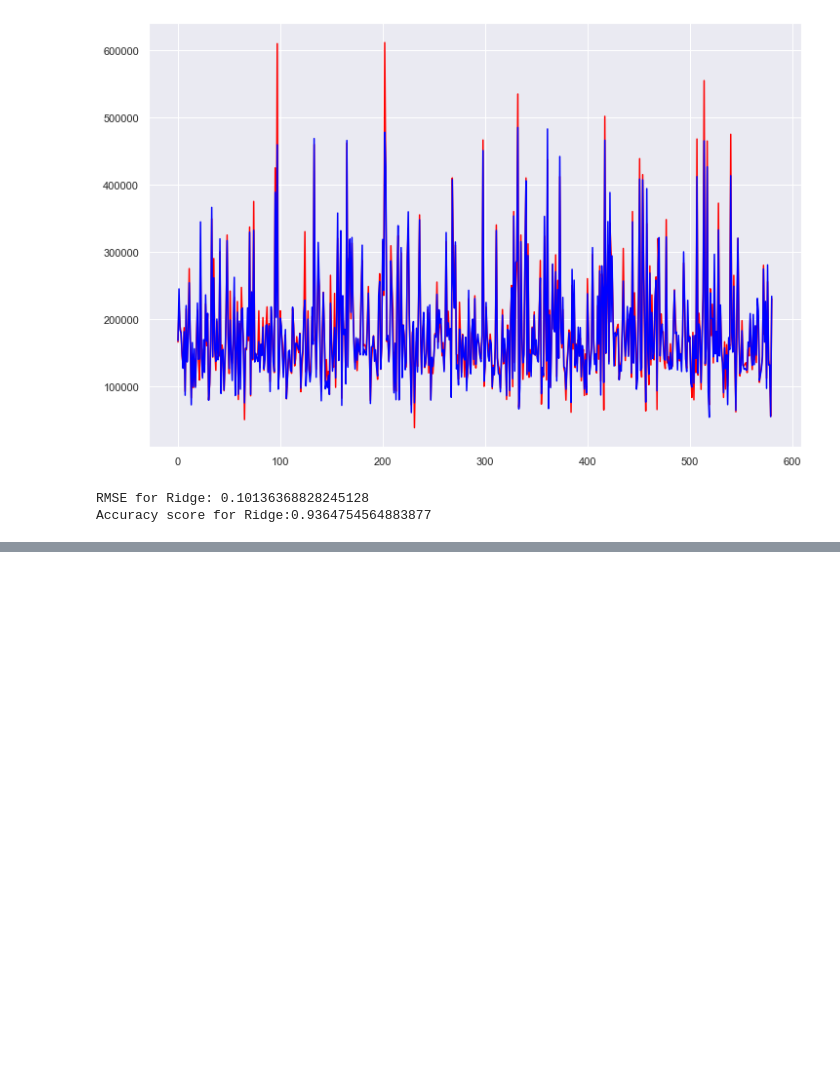
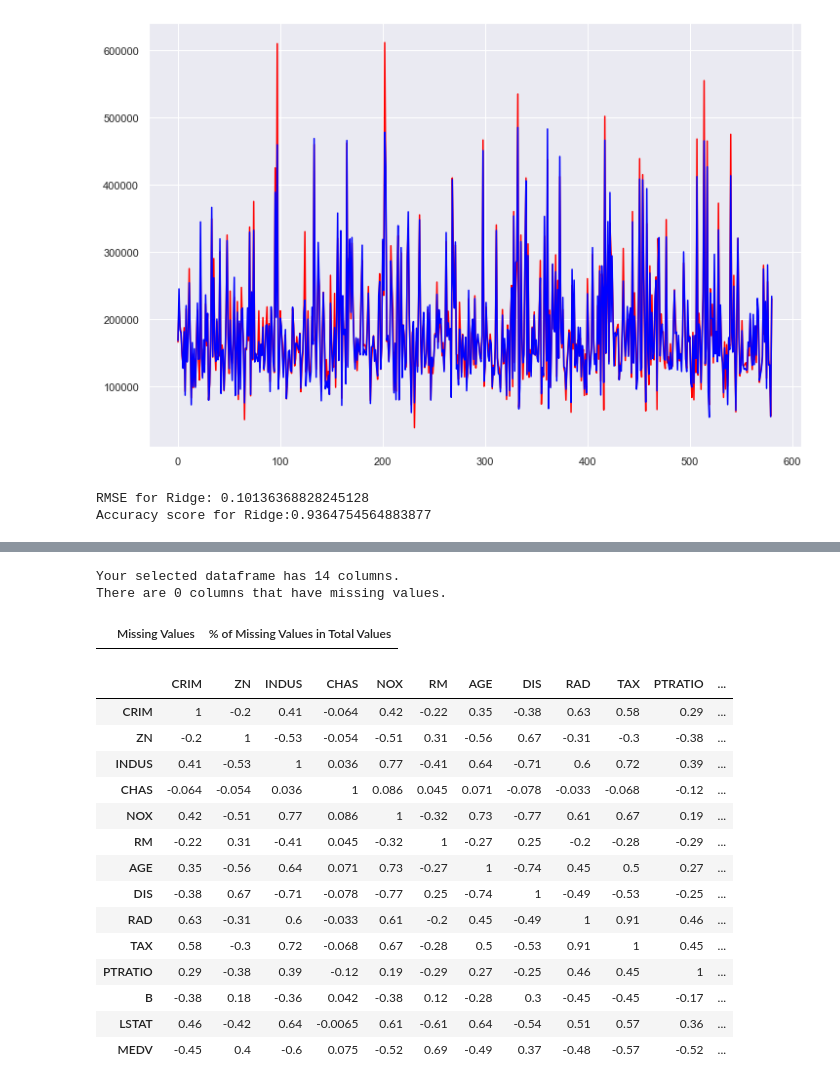
Before and after one commit to agrawalnaman/cmpe255-group8-housing-price-prediction, a Jupyter notebook: Housing Price Prediction Project.ipynb, the cells around one changed output, grey strips where cells are left out. Saved outputs shown, nothing was run; the diff lists cells and outputs as text; code cells hidden in the pictures; blank space fills up the shorter version.

```diff
--- a/Housing Price Prediction Project.ipynb
+++ b/Housing Price Prediction Project.ipynb
@@ -680,0 +753,27 @@ Accuracy score for Ridge:0.9364754564883877
+# %%
+#find the missing values in dataframe
+missing_values_table(df_boston)
+# %% [output]
+Your selected dataframe has 14 columns.
+There are 0 columns that have missing values.
+|  | Missing Values | % of Missing Values in Total Values |
+# %%
+#finding correlation between features
+corr = df_boston.corr()
+corr.style.background_gradient(cmap='coolwarm').set_precision(2)
+# %% [output]
+|  | CRIM | ZN | INDUS | CHAS | NOX | RM | AGE | DIS | RAD | TAX | PTRATIO | ... |
+| CRIM | 1 | -0.2 | 0.41 | -0.064 | 0.42 | -0.22 | 0.35 | -0.38 | 0.63 | 0.58 | 0.29 | ... |
+| ZN | -0.2 | 1 | -0.53 | -0.054 | -0.51 | 0.31 | -0.56 | 0.67 | -0.31 | -0.3 | -0.38 | ... |
+| INDUS | 0.41 | -0.53 | 1 | 0.036 | 0.77 | -0.41 | 0.64 | -0.71 | 0.6 | 0.72 | 0.39 | ... |
+| CHAS | -0.064 | -0.054 | 0.036 | 1 | 0.086 | 0.045 | 0.071 | -0.078 | -0.033 | -0.068 | -0.12 | ... |
+| NOX | 0.42 | -0.51 | 0.77 | 0.086 | 1 | -0.32 | 0.73 | -0.77 | 0.61 | 0.67 | 0.19 | ... |
+| RM | -0.22 | 0.31 | -0.41 | 0.045 | -0.32 | 1 | -0.27 | 0.25 | -0.2 | -0.28 | -0.29 | ... |
+| AGE | 0.35 | -0.56 | 0.64 | 0.071 | 0.73 | -0.27 | 1 | -0.74 | 0.45 | 0.5 | 0.27 | ... |
+| DIS | -0.38 | 0.67 | -0.71 | -0.078 | -0.77 | 0.25 | -0.74 | 1 | -0.49 | -0.53 | -0.25 | ... |
+| RAD | 0.63 | -0.31 | 0.6 | -0.033 | 0.61 | -0.2 | 0.45 | -0.49 | 1 | 0.91 | 0.46 | ... |
+| TAX | 0.58 | -0.3 | 0.72 | -0.068 | 0.67 | -0.28 | 0.5 | -0.53 | 0.91 | 1 | 0.45 | ... |
+| PTRATIO | 0.29 | -0.38 | 0.39 | -0.12 | 0.19 | -0.29 | 0.27 | -0.25 | 0.46 | 0.45 | 1 | ... |
+| B | -0.38 | 0.18 | -0.36 | 0.042 | -0.38 | 0.12 | -0.28 | 0.3 | -0.45 | -0.45 | -0.17 | ... |
+| LSTAT | 0.46 | -0.42 | 0.64 | -0.0065 | 0.61 | -0.61 | 0.64 | -0.54 | 0.51 | 0.57 | 0.36 | ... |
+| MEDV | -0.45 | 0.4 | -0.6 | 0.075 | -0.52 | 0.69 | -0.49 | 0.37 | -0.48 | -0.57 | -0.52 | ... |
```
Also changed, not shown: parts of 12 cells of this notebook.
